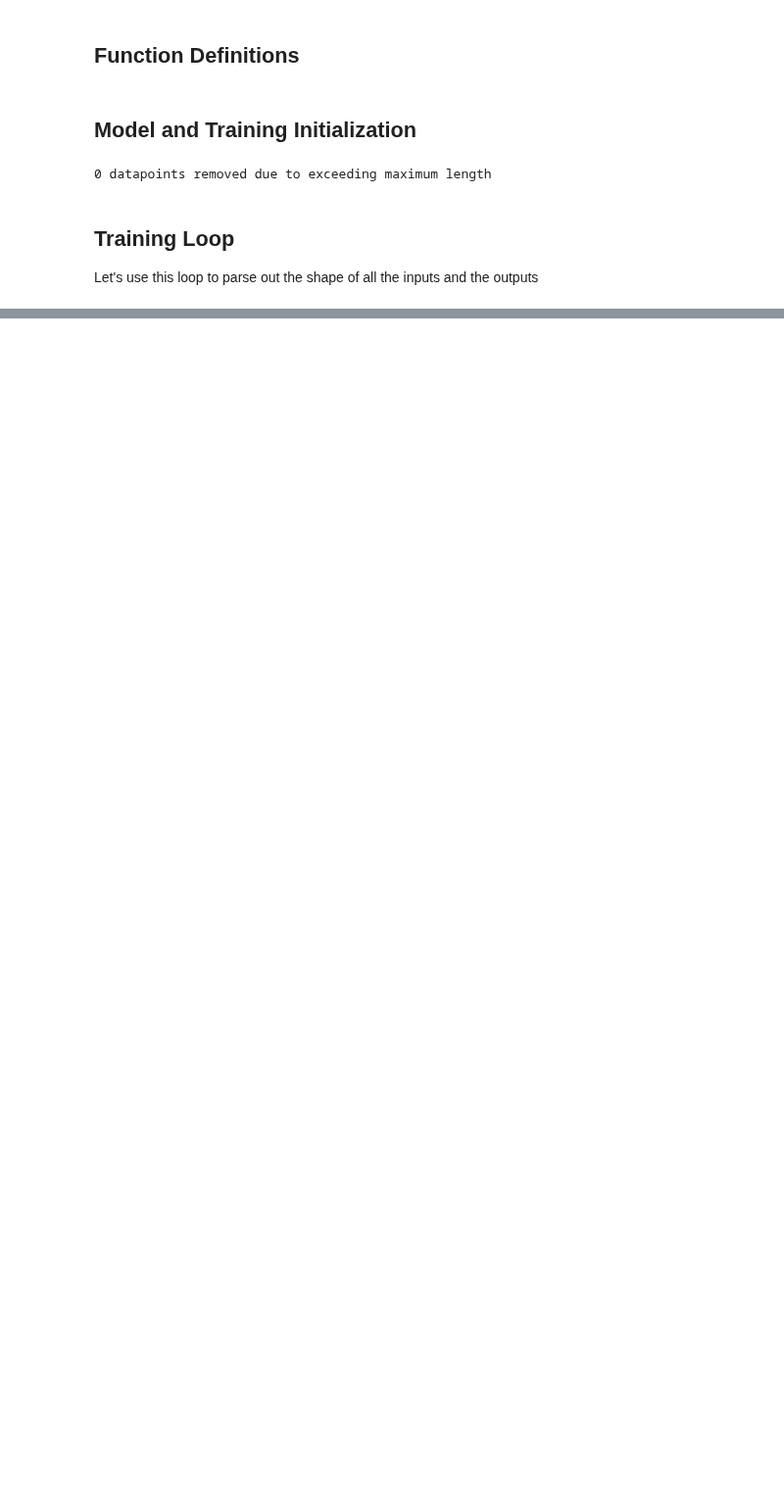
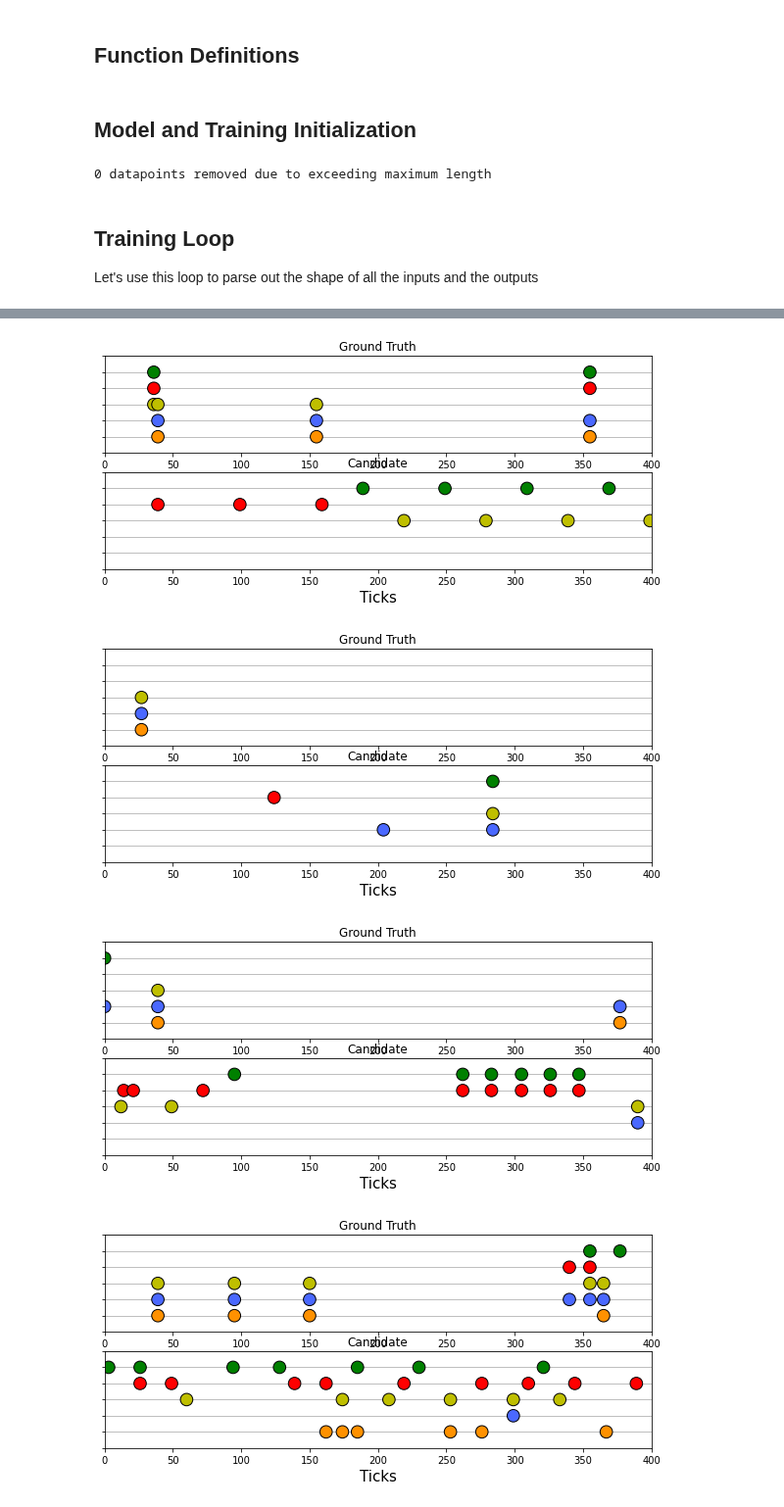
Before and after one commit to elliottwaissbluth/tensor-hero, a Jupyter notebook: model/loss_function_prototyping.ipynb, the cells around one changed output, grey strips where cells are left out. Shown at 98% size. Drawn from its saved outputs; the diff is of its cells as text; code cells hidden in the pictures; blank space fills up the shorter version.

```diff
--- a/model/loss_function_prototyping.ipynb
+++ b/model/loss_function_prototyping.ipynb
@@ -254,0 +387,10 @@ This is output by loss(): 4.837551593780518
+# %%
+from tensor_hero.visualization import plot_chart
+
+for i in range(notes_arrays_candidate.shape[0]):
+    _ = plot_chart(notes_arrays_candidate[i], notes_arrays_ground_truth[i])
+# %% [output]
+[figure, added]
+[figure, added]
+[figure, added]
+[figure, added]
```
Also changed, not shown: parts of 5 cells of this notebook, 5 other files.
